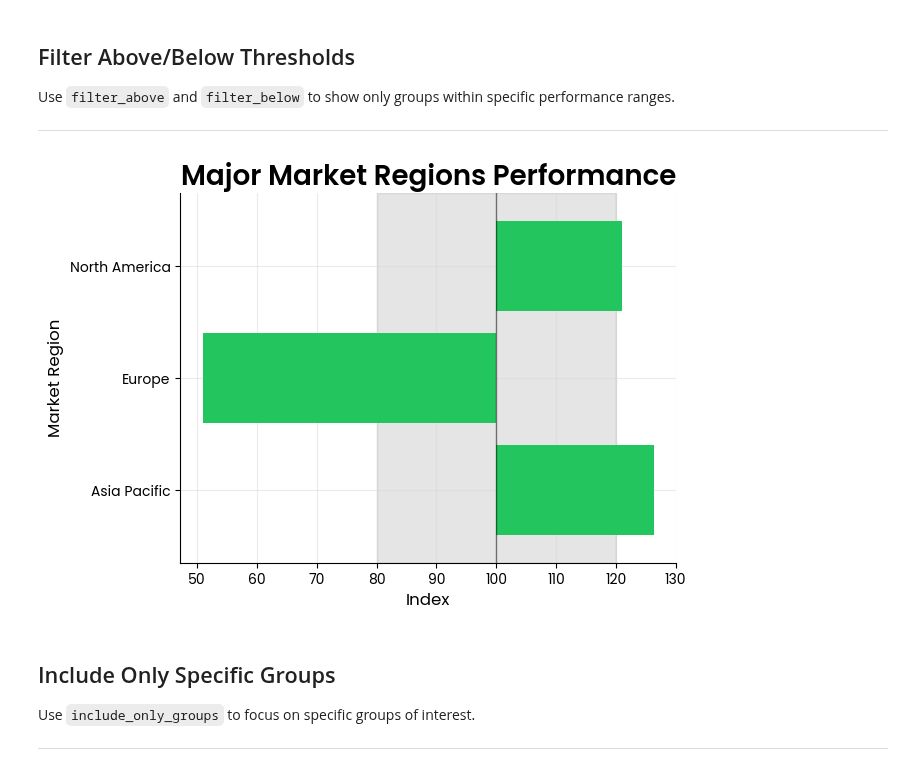
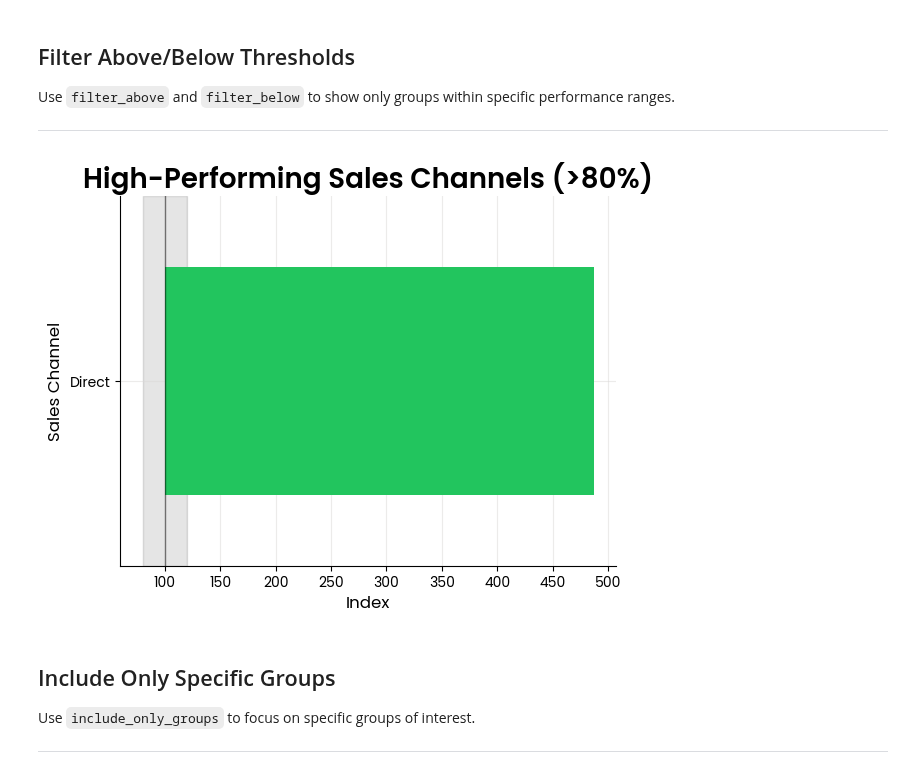
Before and after one commit to Data-Simply/pyretailscience, a Jupyter notebook: docs/gallery/plots/index_plot.ipynb, the cells around one changed output. Cells and saved outputs as stored; diff of their text form; code cells hidden in the pictures.

```diff
--- a/docs/gallery/plots/index_plot.ipynb
+++ b/docs/gallery/plots/index_plot.ipynb
@@ -298,38 +266,29 @@ plt.show()
 Use `filter_above` and `filter_below` to show only groups within specific performance ranges.
 
 ---
-# %%
-# Create sample data for focused analysis
-rng = np.random.default_rng(42)
-focus_data = pd.DataFrame(
-    {
-        "product_category": ["Electronics", "Apparel", "Home", "Sports", "Beauty"] * 18,
-        "market_region": [
-            "North America",
-            "Europe",
-            "Asia Pacific",
-            "Latin America",
-            "Middle East",
-            "Africa",
-        ]
-        * 15,
-        "market_share": rng.gamma(2.0, 100, 90),
-    },
-)
-
-ax = index.plot(
-    focus_data,
-    value_col="market_share",
-    group_col="market_region",
-    index_col="product_category",
-    value_to_index="Electronics",
-    include_only_groups=["North America", "Europe", "Asia Pacific"],  # Focus on major markets
-    title="Major Market Regions Performance",
-    y_label="Market Region",
-)
-plt.show()
-# %% [output]
-[figure, removed]
+# %%
+rng = np.random.default_rng(42)
+threshold_data = pd.DataFrame(
+    {
+        "product_category": ["Electronics", "Apparel", "Home", "Sports", "Beauty"] * 15,
+        "sales_channel": ["Direct", "Partner", "Online", "Retail", "Wholesale"] * 15,
+        "performance_metric": rng.uniform(5, 25, 75),
+    },
+)
+
+index.plot(
+    threshold_data,
+    value_col="performance_metric",
+    group_col="sales_channel",
+    index_col="product_category",
+    value_to_index="Electronics",
+    filter_above=80,
+    title="High-Performing Sales Channels (>80%)",
+    y_label="Sales Channel",
+)
+plt.show()
+# %% [output]
+[figure, added]
 # %% [markdown]
 ## Include Only Specific Groups
 
```
Also changed, not shown: parts of 11 cells of this notebook.
